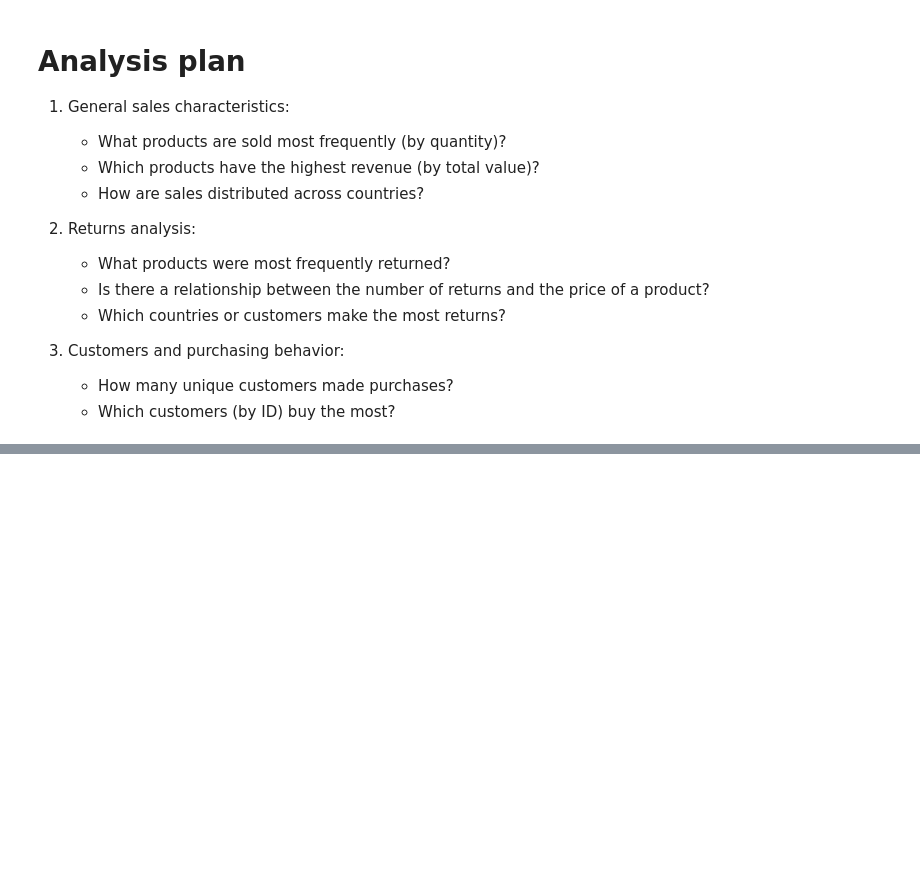
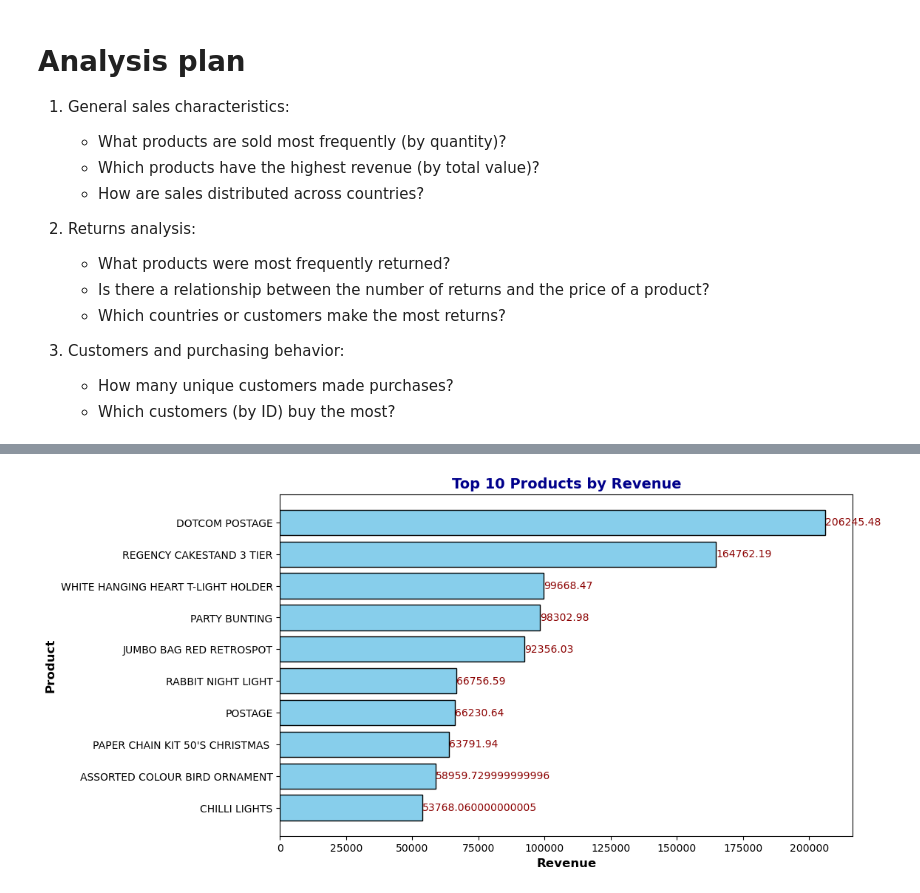
Before and after one commit to zazauserr/Data_Analyst_Pet_Projects, a Jupyter notebook: E-Commerce/project.ipynb, the cells around one changed output, grey strips where cells are left out. Cells and saved outputs as stored; diff of their text form; code cells hidden in the pictures; blank space fills up the shorter version.

```diff
--- a/E-Commerce/project.ipynb
+++ b/E-Commerce/project.ipynb
@@ -302,0 +326,4 @@ top_selling_products_sorted.head(10)
+# %%
+df['Revenue'] = df['Quantity'] * df['UnitPrice']
+top_products_revenue = df.groupby('Description').agg({'Revenue':'sum'}).reset_index()
+top_products_revenue_sorted = top_products_revenue.sort_values(by='Revenue', ascending = False)
@@ -302,0 +344,18 @@ top_selling_products_sorted.head(10)
+# %%
+top_products_revenue_sorted = top_products_revenue_sorted.head(10)
+
+plt.figure(figsize=(10, 6))
+plt.barh(top_products_revenue_sorted["Description"], top_products_revenue_sorted["Revenue"], color="skyblue", edgecolor="black")
+
+for index, value in enumerate(top_products_revenue_sorted["Revenue"]):
+    plt.text(value, index, str(value), va="center", ha="left", fontsize=10, color="darkred")
+
+plt.xlabel("Revenue", fontsize=12, fontweight="bold")
+plt.ylabel("Product", fontsize=12, fontweight="bold")
+plt.title("Top 10 Products by Revenue", fontsize=14, fontweight="bold", color="darkblue")
+
+plt.gca().invert_yaxis()
+
+plt.show()
+# %% [output]
+[figure, added]
```
Also changed, not shown: parts of 13 cells of this notebook.
